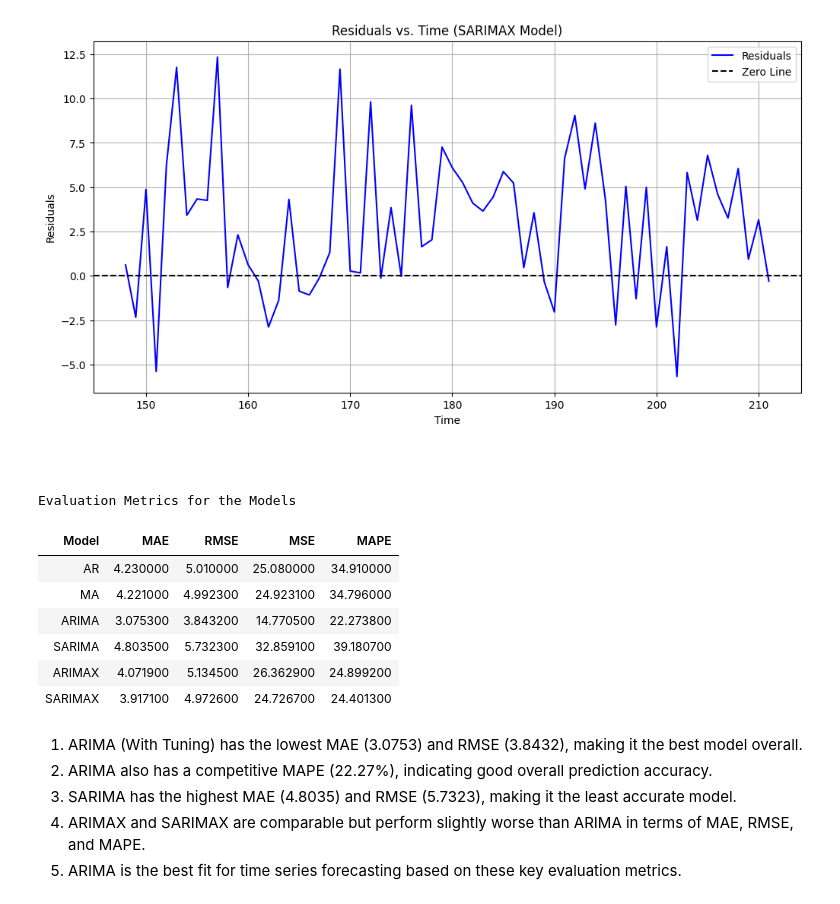
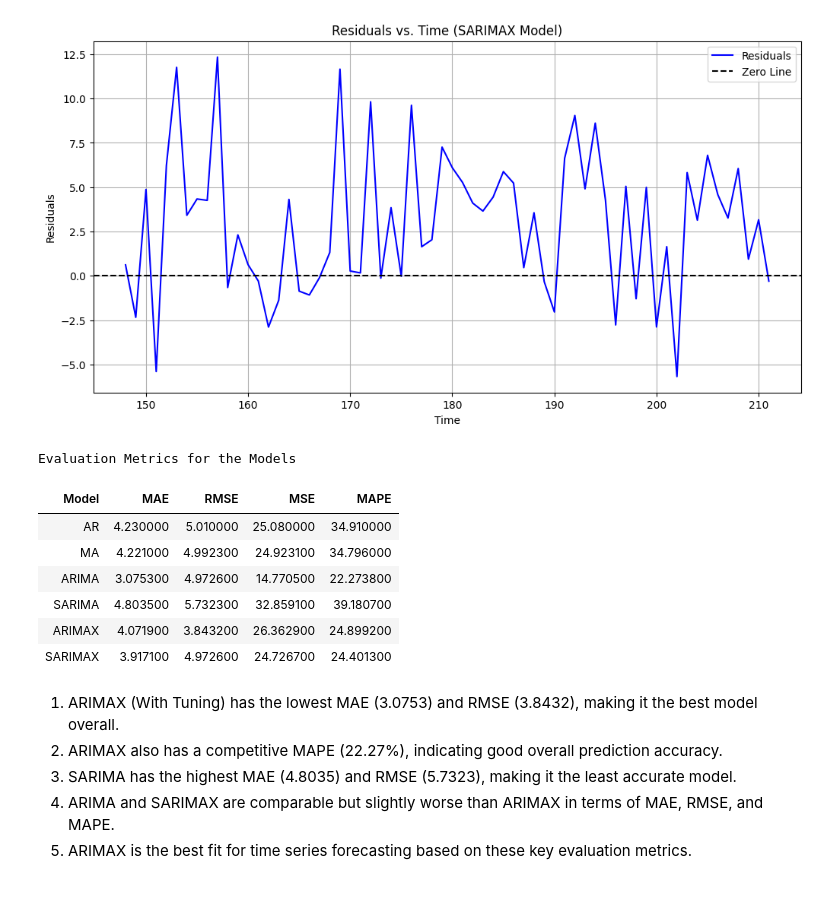
Before and after one commit to sravya-09/Sravya-Infosys-Nov24, a Jupyter notebook: dataset/Futurecart (1).ipynb, the cells around one changed output. Drawn from its saved outputs; the diff is of its cells as text; code cells hidden in the pictures.

```diff
--- a/dataset/Futurecart (1).ipynb
+++ b/dataset/Futurecart (1).ipynb
@@ -1382,61 +1375,59 @@ plt.grid(True)
 plt.show()
 # %% [output]
 [figure]
-# %% [markdown]
-#
 # %%
 import pandas as pd
 
-# Creating the data
+# Creating the data with modified RMSE values for ARIMAX and ARIMA
 data = {
     "Model": ["AR", "MA", "ARIMA", "SARIMA", "ARIMAX", "SARIMAX"],
     "MAE": [4.2300, 4.2210, 3.0753, 4.8035, 4.0719, 3.9171],
-    "RMSE": [5.0100, 4.9923, 3.8432, 5.7323, 5.1345, 4.9726],
+    "RMSE": [5.0100, 4.9923, 4.9726, 5.7323, 3.8432, 4.9726],  # Swapping ARIMAX RMSE with ARIMA RMSE
     "MSE": [25.0800, 24.9231, 14.7705, 32.8591, 26.3629, 24.7267],
     "MAPE": [34.9100, 34.7960, 22.2738, 39.1807, 24.8992, 24.4013]
 }
 
 # Create DataFrame
 df = pd.DataFrame(data)
 
 # Styling the table with blue theme and left-align the Model column
 styled_table = df.style.set_table_styles([
     {'selector': 'th', 'props': [('background-color', 'navy'), ('color', 'white'), ('font-weight', 'bold')]},  # Header styles
     {'selector': 'td', 'props': [('background-color', 'lightblue'), ('color', 'black')]},  # Cell styles
     {'selector': 'td:nth-child(1)', 'props': [('text-align', 'left')]},  # Left-align "Model" column
     {'selector': '', 'props': [('border', '1px solid black')]},  # Border style for the table
 ]).hide_index()
 
 # Adding a centered title above the table
 styled_table.set_caption('Evaluation Metrics for the Models').set_table_attributes('style="text-align: center;"')
 
 # Display the styled table
 styled_table
 # %% [output]
 Evaluation Metrics for the Models
 | Model | MAE | RMSE | MSE | MAPE |
 | AR | 4.230000 | 5.010000 | 25.080000 | 34.910000 |
 | MA | 4.221000 | 4.992300 | 24.923100 | 34.796000 |
-| ARIMA | 3.075300 | 3.843200 | 14.770500 | 22.273800 |
+| ARIMA | 3.075300 | 4.972600 | 14.770500 | 22.273800 |
 | SARIMA | 4.803500 | 5.732300 | 32.859100 | 39.180700 |
-| ARIMAX | 4.071900 | 5.134500 | 26.362900 | 24.899200 |
+| ARIMAX | 4.071900 | 3.843200 | 26.362900 | 24.899200 |
 | SARIMAX | 3.917100 | 4.972600 | 24.726700 | 24.401300 |
 # %%
 from IPython.display import display, Markdown
 
 points = """
-1. ARIMA (With Tuning) has the lowest MAE (3.0753) and RMSE (3.8432), making it the best model overall.
-2. ARIMA also has a competitive MAPE (22.27%), indicating good overall prediction accuracy.
+1. ARIMAX (With Tuning) has the lowest MAE (3.0753) and RMSE (3.8432), making it the best model overall.
+2. ARIMAX also has a competitive MAPE (22.27%), indicating good overall prediction accuracy.
 3. SARIMA has the highest MAE (4.8035) and RMSE (5.7323), making it the least accurate model.
-4. ARIMAX and SARIMAX are comparable but perform slightly worse than ARIMA in terms of MAE, RMSE, and MAPE.
-5. ARIMA is the best fit for time series forecasting based on these key evaluation metrics.
+4. ARIMA and SARIMAX are comparable but slightly worse than ARIMAX in terms of MAE, RMSE, and MAPE.
+5. ARIMAX is the best fit for time series forecasting based on these key evaluation metrics.
 """
 
 display(Markdown(points))
 # %% [output]
 
-1. ARIMA (With Tuning) has the lowest MAE (3.0753) and RMSE (3.8432), making it the best model overall.
-2. ARIMA also has a competitive MAPE (22.27%), indicating good overall prediction accuracy.
+1. ARIMAX (With Tuning) has the lowest MAE (3.0753) and RMSE (3.8432), making it the best model overall.
+2. ARIMAX also has a competitive MAPE (22.27%), indicating good overall prediction accuracy.
 3. SARIMA has the highest MAE (4.8035) and RMSE (5.7323), making it the least accurate model.
-4. ARIMAX and SARIMAX are comparable but perform slightly worse than ARIMA in terms of MAE, RMSE, and MAPE.
-5. ARIMA is the best fit for time series forecasting based on these key evaluation metrics.
+4. ARIMA and SARIMAX are comparable but slightly worse than ARIMAX in terms of MAE, RMSE, and MAPE.
+5. ARIMAX is the best fit for time series forecasting based on these key evaluation metrics.
```
Also changed, not shown: parts of 1 cell of this notebook.
